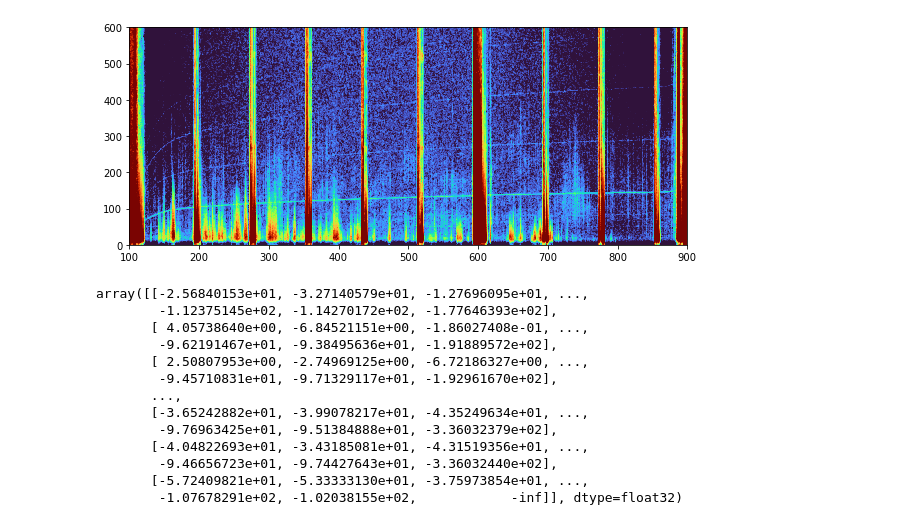
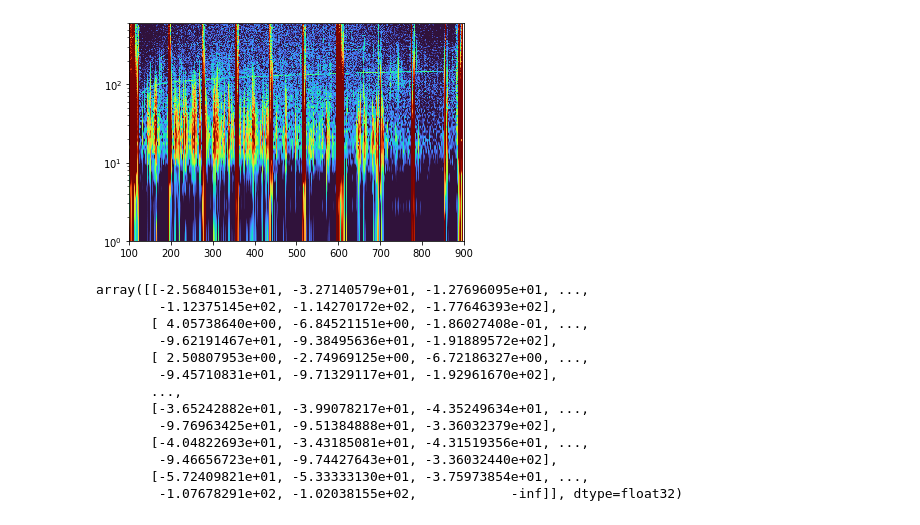
Before and after one commit to awbrenem/mission_routines, a Jupyter notebook: rockets/Endurance/end_density_from_fuh_flh.ipynb, the cells around one changed output. Saved outputs shown, nothing was run; the diff lists cells and outputs as text; code cells hidden in the pictures.

```diff
--- a/rockets/Endurance/end_density_from_fuh_flh.ipynb
+++ b/rockets/Endurance/end_density_from_fuh_flh.ipynb
@@ -36,33 +37,27 @@ evlf = end_load_data.efield_vlf()
 ehf = end_load_data.efield_hf()
 # %%
 #Plot VLF spectra with overplotted ion cyclotron harmonic lines
-
 
 fs = evlf.samplerate
 freq12, tspec12, power12 = signal.spectrogram(evlf.dvlf12_mvm, fs, nperseg=16384, noverlap=16384/2., return_onesided=True)
 
 
 #Left cyclotron waves
-#ps.plot_spectrogram(tspec12,freq12,power12,vr=[-80,-28], xr=[100,300],yr=[4000,9000],pl=1)
+#ps.plot_spectrogram(tspec12,freq12,power12,vr=[-80,-28], xr=[100,300],yr=[4000,9000],zscale='log')
 
 #Right cyclotron waves
-#ps.plot_spectrogram(tspec12,freq12,power12,vr=[-80,-45], xr=[700,900],yr=[4000,9000],pl=1)
+#ps.plot_spectrogram(tspec12,freq12,power12,vr=[-80,-45], xr=[700,900],yr=[4000,9000],zscale='log')
 
 #central cyclotron waves
-#ps.plot_spectrogram(tspec12,freq12,power12,vr=[-80,-65], xr=[100,800],yr=[2000,9000],pl=1)
+#ps.plot_spectrogram(tspec12,freq12,power12,vr=[-80,-65], xr=[100,800],yr=[2000,9000],zscale='log')
 
 
 #Plot low freqs to find non-contaminated times
-ps.plot_spectrogram(tspec12,freq12,power12,vr=[-80,-40], xr=[100,900],yr=[0,600],pl=1,yscale='linear')
-
-
-#ps.plot_spectrogram(tspec12,freq12,power12,vr=vr[-80,-40], xr=[100,900],yr=[5000,9000],pl=1,yscale='linear')
-
-
-
-#ps.plot_spectrogram(tspec12,freq12,power12,vr=vr[-80,-40], xr=[100,900],yr=[5000,9000],pl=1,yscale='linear')
+ps.plot_spectrogram(tspec12,freq12,power12,vr=[-80,-40], xr=[100,900],yr=[1,600],zscale='log',yscale='log')
+#ps.plot_spectrogram(tspec12,freq12,power12,vr=vr[-80,-40], xr=[100,900],yr=[5000,9000],zscale='log',yscale='linear')
+#ps.plot_spectrogram(tspec12,freq12,power12,vr=vr[-80,-40], xr=[100,900],yr=[5000,9000],zscale='log',yscale='linear')
 # %% [output]
-[figure, old version]
+[figure, new version]
 array([[-2.56840153e+01, -3.27140579e+01, -1.27696095e+01, ...,
         -1.12375145e+02, -1.14270172e+02, -1.77646393e+02],
        [ 4.05738640e+00, -6.84521151e+00, -1.86027408e-01, ...,
```
Also changed, not shown: parts of 7 cells of this notebook.
